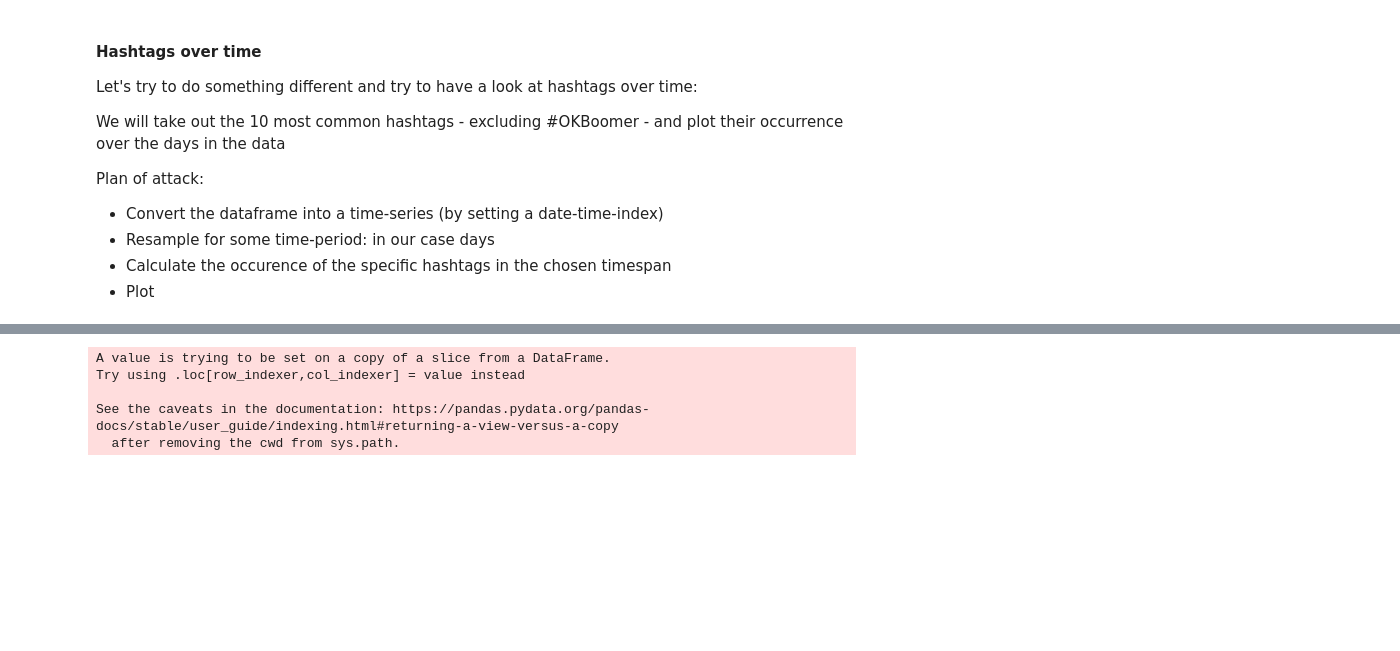
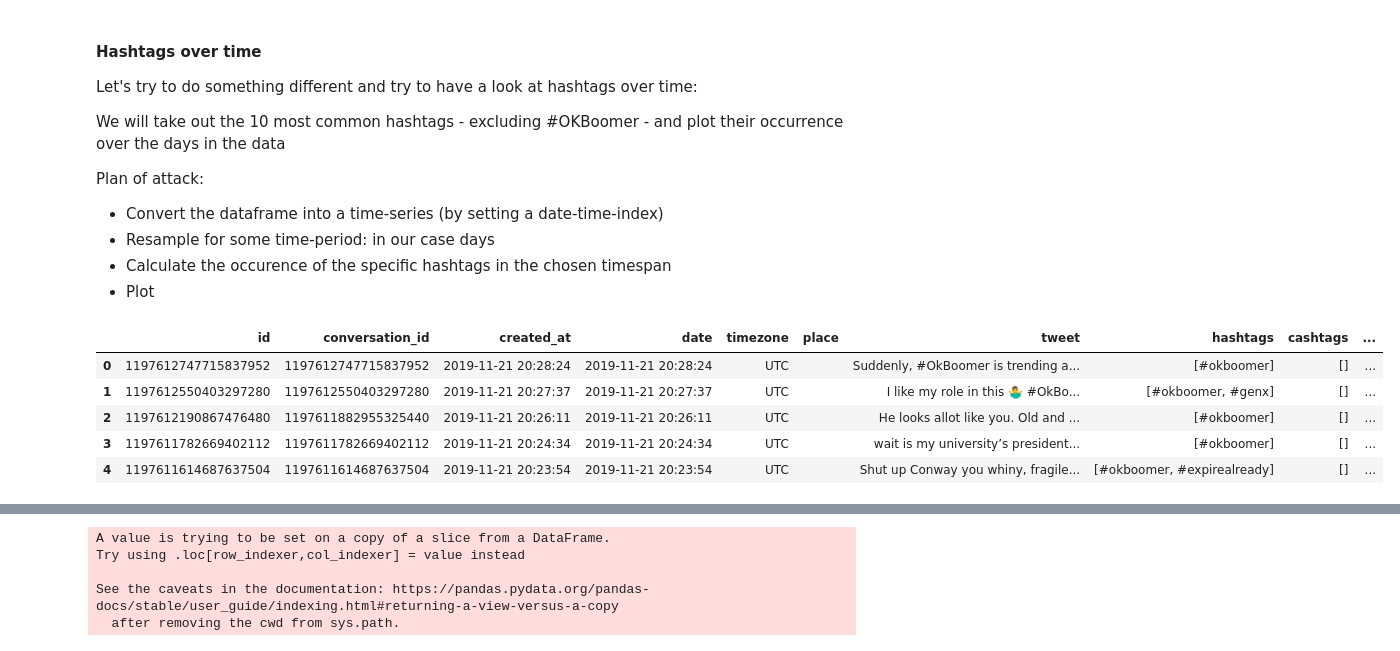
Before and after one commit to CALDISS-AAU/sdsphd20, a Jupyter notebook: notebooks/thu26/Intro_NLP.ipynb, the cells around one changed output, grey strips where cells are left out. Saved outputs shown, nothing was run; the diff lists cells and outputs as text; code cells hidden in the pictures; blank space fills up the shorter version.

```diff
--- a/notebooks/thu26/Intro_NLP.ipynb
+++ b/notebooks/thu26/Intro_NLP.ipynb
@@ -251,3 +251,12 @@ tweets_boomer = pd.read_json('https://github.com/CALDISS-AAU/sdsphd20/raw/master
+# %%
+tweets_boomer.head()
+# %% [output]
+|  | id | conversation_id | created_at | date | timezone | place | tweet | hashtags | cashtags | ... |
+| 0 | 1197612747715837952 | 1197612747715837952 | 2019-11-21 20:28:24 | 2019-11-21 20:28:24 | UTC |  | Suddenly, #OkBoomer is trending a... | [#okboomer] | [] | ... |
+| 1 | 1197612550403297280 | 1197612550403297280 | 2019-11-21 20:27:37 | 2019-11-21 20:27:37 | UTC |  | I like my role in this 🤷‍♂️ #OkBo... | [#okboomer, #genx] | [] | ... |
+| 2 | 1197612190867476480 | 1197611882955325440 | 2019-11-21 20:26:11 | 2019-11-21 20:26:11 | UTC |  | He looks allot like you. Old and ... | [#okboomer] | [] | ... |
+| 3 | 1197611782669402112 | 1197611782669402112 | 2019-11-21 20:24:34 | 2019-11-21 20:24:34 | UTC |  | wait is my university’s president... | [#okboomer] | [] | ... |
+| 4 | 1197611614687637504 | 1197611614687637504 | 2019-11-21 20:23:54 | 2019-11-21 20:23:54 | UTC |  | Shut up Conway you whiny, fragile... | [#okboomer, #expirealready] | [] | ... |
 # %%
 # Get columns of interest into a new DF
 
```
Also changed, not shown: parts of 6 cells of this notebook.
